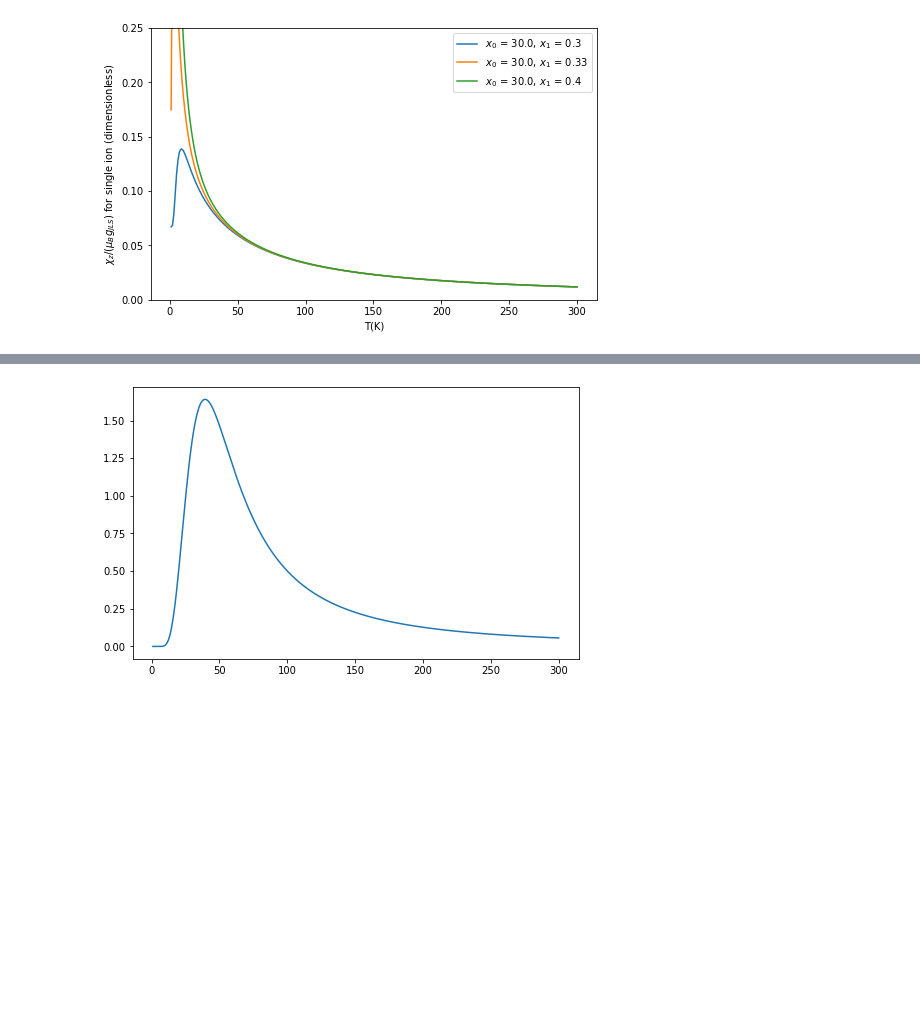
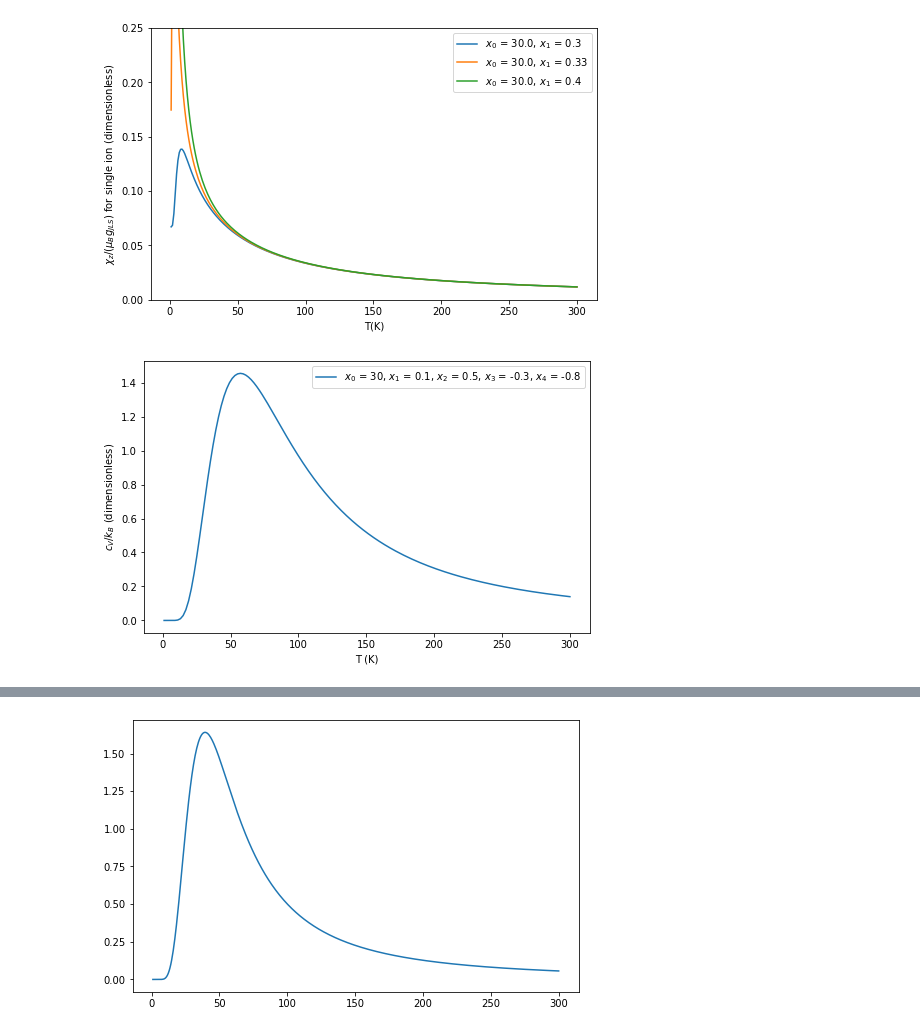
Before and after one commit to Orth-Research/ml_cr, a Jupyter notebook: DataGeneration.ipynb, the cells around one changed output, grey strips where cells are left out. Saved outputs shown, nothing was run; the diff lists cells and outputs as text; code cells hidden in the pictures; blank space fills up the shorter version.

Commit message:
Included training data generation for C4v point group for J=4.

```diff
--- a/DataGeneration.ipynb
+++ b/DataGeneration.ipynb
@@ -61,7 +61,7 @@ class training_data:
 
     ####### Draw random Stevens paramaters #######################################
 
-    def generate_random_stevens(self, range = [[1, 50], [-1, 1]]):
+    def generate_random_stevens(self, range):
         """
         Generated random values for Stevens parameters for given point group.
 
@@ -71,10 +71,18 @@ class training_data:
         Returns:
             stevens_params: array with random instances of Stevens parameters
         """
-        if self.point_group == 'Oh': # two Stevens parameters for rm-3m = Oh point group
+        # TO DO: implement error messages if range is not correct
+        if self.point_group == 'Oh': # two Stevens parameters for m-3m = Oh point group
             x0 = range[0][0] + (range[0][1] - range[0][0])*self.rg.random()
             x1 = range[1][0] + (range[1][1] - range[1][0])*self.rg.random()
             stevens_params = np.array([x0, x1])
+        elif self.point_group == "C4v": # 5 Stevens parameters for 4mm = C4v point group
+            x0 = range[0][0] + (range[0][1] - range[0][0])*self.rg.random()
+            x1 = range[1][0] + (range[1][1] - range[1][0])*self.rg.random()
+            x2 = range[2][0] + (range[2][1] - range[2][0])*self.rg.random()
+            x3 = range[3][0] + (range[3][1] - range[3][0])*self.rg.random()
+            x4 = range[4][0] + (range[4][1] - range[4][0])*self.rg.random()
+            stevens_params = np.array([x0, x1, x2, x3, x4])
         else:
             raise ValueError("This point group is not implemented.")
         return stevens_params
@@ -94,6 +102,10 @@ class training_data:
             if (len(stevens_params) != 2):
                 raise ValueError("Number of Stevens parameters should be 2 for point group Oh")
             return ham_cr.ham_cr_PG_Oh_J_4(stevens_params[0], stevens_params[1])
+        elif (self.point_group == 'C4v' and self.J == 4):
+            if (len(stevens_params) != 5):
+                raise ValueError("Number of Stevens parameters should be 5 for point group C4v")
+            return ham_cr.ham_cr_PG_C4v_J_4(stevens_params[0], stevens_params[1], stevens_params[2], stevens_params[3], stevens_params[4])
         else:
             raise ValueError("This point group and/or value of J is not implemented.")
 
@@ -225,7 +237,7 @@ class training_data:
 
     ######## Output training data into files #################
 
-    def output_all_data(self, cV_T_range = [1, 300, 100], susc_T_range = [1, 300, 100], mag_T_range = [1, 300, 4], mag_B_range = [0.5, 10, 20]):
+    def output_all_data(self, Stevens_range, cV_T_range = [1, 300, 100], susc_T_range = [1, 300, 100], mag_T_range = [1, 300, 4], mag_B_range = [0.5, 10, 20]):
         """
         Write training data to file
         Parameters:
@@ -235,7 +247,7 @@ class training_data:
         """
         stevens_params_all = [] #np.zeros(self.N_t, 2)
         for N_t_idx in range(0, self.N_t):
-            stevens_params = self.generate_random_stevens() # draw random Stevens parameters
+            stevens_params = self.generate_random_stevens(Stevens_range) # draw random Stevens parameters
             stevens_params_all.append(stevens_params) # use a list to store all Stevens parameters. Since different point groups have different number of Stevens parameters, the tuples that are stored have different length.
             ham_cr = self.ham_cr(stevens_params) # crystal field Hamiltonian for given random Stevens parameters
 
@@ -394,3 +406,71 @@ plt.show()
 [figure]
 [figure]
 [figure]
+# %%
+# Show plots of the output for PG 'C4v'
+td = training_data('C4v', 1, 123, 4)
+
+x0 = 30
+x1 = 0.1
+x2 = 0.5
+x3 = -0.3
+x4 = -0.8
+
+cV_data = td.specific_heat(td.ham_cr([x0, x1, x2, x3, x4]))
+T = cV_data[:, 0]
+cV = cV_data[:, 1]
+
+fig = plt.figure(1, figsize = [8,5])
+ax = plt.subplot(1,1,1)
+ax.plot(T, cV, label = '$x_0$ = ' + str(round(x0, 2)) + ", $x_1$ = " + str(round(x1, 2)) + ", $x_2$ = " + str(round(x2, 2)) + ", $x_3$ = " + str(round(x3, 2)) + ", $x_4$ = " + str(round(x4, 2)))
+ax.set_xlabel('T (K)')
+ax.set_ylabel('$c_V/k_B$ (dimensionless)')
+ax.legend()
+
+#fig.savefig("Graphics/Plot-cV-x0A_" + str(x0A) + "-x0C_" + str(x0C) + "-x1A_" + str(x1A) + "-x1C_" + str(x1C) + ".pdf", bbox_inches = "tight")
+
+plt.show()
+
+mag_data = td.magnetization(td.ham_cr([x0, x1, x2, x3, x4]), [0,0,1], B_steps = 40, B_max = 10)
+B1 = mag_data[:, 0, 0]
+mag1 = mag_data[:, 0, 2]
+B2 = mag_data[:, 1, 0]
+mag2 = mag_data[:, 1, 2]
+B3 = mag_data[:, 2, 0]
+mag3 = mag_data[:, 2, 2]
+B4 = mag_data[:, 3, 0]
+mag4 = mag_data[:, 3, 2]
+
+fig = plt.figure(1, figsize = [8,5])
+ax = plt.subplot(1,1,1)
+ax.plot(B1, mag1, label='T = '+str(round(mag_data[0, 0, 1],2)))
+ax.plot(B2, mag2, label='T = '+str(round(mag_data[0, 1, 1],2)))
+ax.plot(B3, mag3,  label='T = '+str(round(mag_data[0, 2, 1],2)))
+ax.plot(B4, mag4,  label='T = '+str(round(mag_data[0, 3, 1],2)))
+ax.set_xlabel('B(T)')
+ax.set_ylabel('$M_z/(\mu_B g_{JLS})$')
+ax.set_title('$x_0$ = ' + str(round(x0, 2)) + ", $x_1$ = " + str(round(x1, 2)) + ", $x_2$ = " + str(round(x2, 2)) + ", $x_3$ = " + str(round(x3, 2)) + ", $x_4$ = " + str(round(x4, 2)))
+ax.legend()
+#plt.tight_layout()
+
+#fig.savefig("Graphics/Plot-Mag-x0_" + str(x0) + "-x1_" + str(x1) + ".pdf", bbox_inches = "tight")
+
+plt.show()
+
+susc_data = td.susceptibility(td.ham_cr([x0, x1, x2, x3, x4]), [0,0,1])
+T = susc_data[:, 0]
+susc = susc_data[:, 1]
+
+fig = plt.figure(1, figsize = [8,5])
+ax = plt.subplot(1,1,1)
+ax.plot(T, susc, label = '$x_0$ = ' + str(round(x0, 2)) + ", $x_1$ = " + str(round(x1, 2)) + ", $x_2$ = " + str(round(x2, 2)) + ", $x_3$ = " + str(round(x3, 2)) + ", $x_4$ = " + str(round(x4, 2)))
+ax.set_xlabel('T(K)')
+ax.set_ylabel('$\chi_z/(\mu_B g_{JLS})$ for single ion (dimensionless)')
+#ax.set_ylim(top = 0.25, bottom = 0.)
+ax.legend()
+
+#fig.savefig("Graphics/Plot-Susc-x0A_" + str(x0A) + "-x0C_" + str(x0C) + "-x1A_" + str(x1A) + "-x1C_" + str(x1C) + ".pdf", bbox_inches = "tight")
+
+plt.show()
+# %% [output]
+[figure, added]
```
Also changed, not shown: parts of 5 cells of this notebook, 2 other files.
